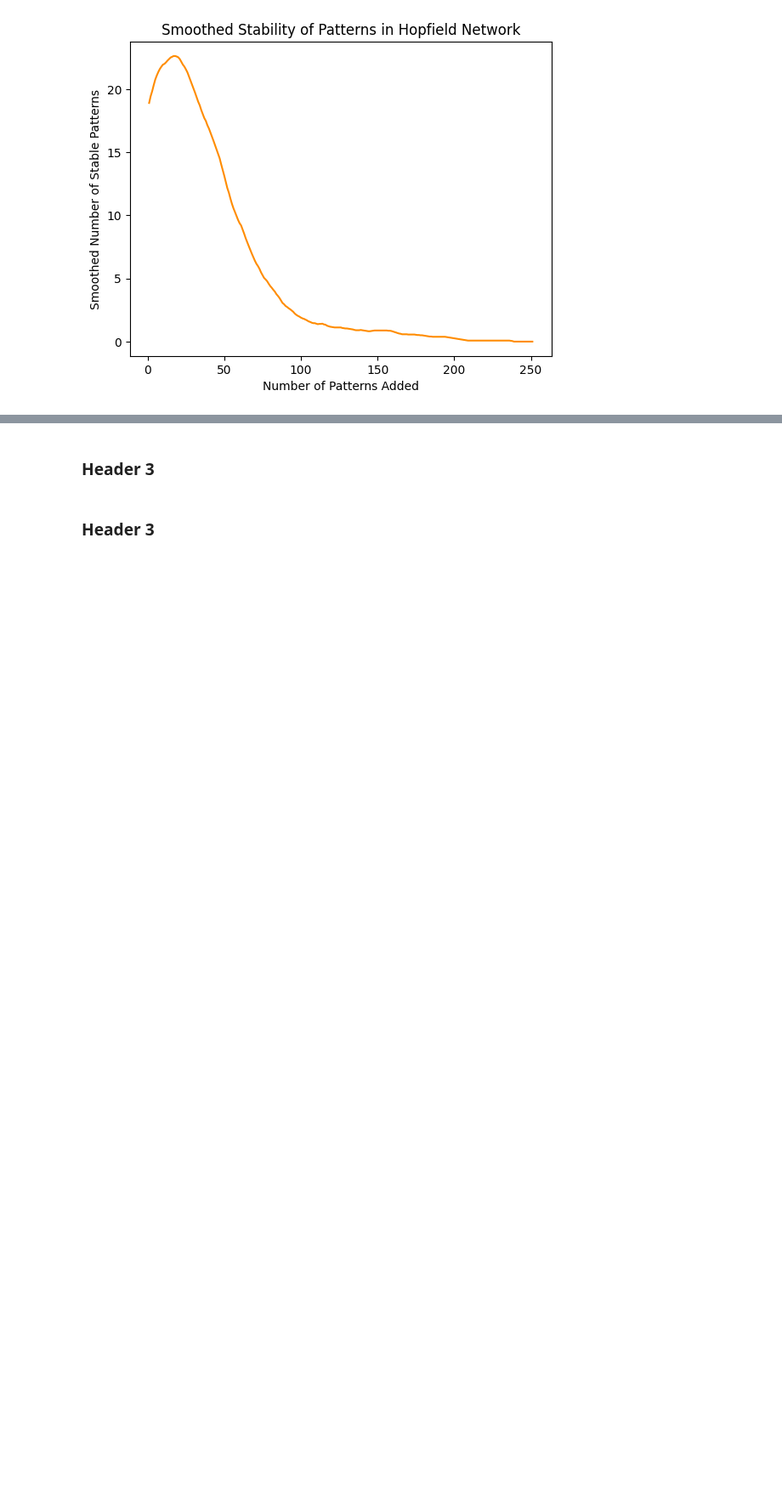
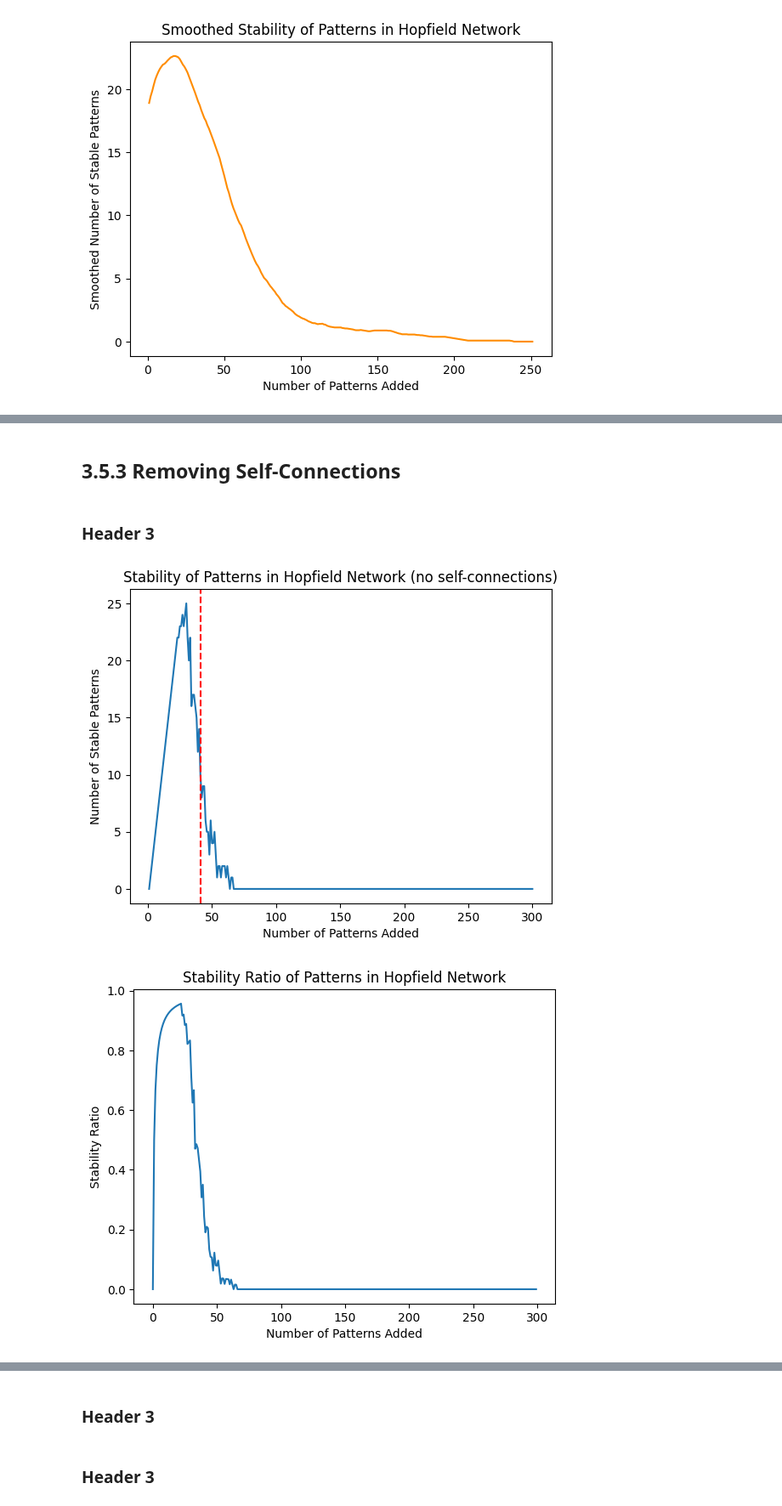
Before and after one commit to nathanansel28/DD2437, a Jupyter notebook: lab3/split3.ipynb, the cells around one changed output, grey strips where cells are left out. Shown at 85% size. Saved outputs shown, nothing was run; the diff lists cells and outputs as text; code cells hidden in the pictures; blank space fills up the shorter version.

```diff
--- a/lab3/split3.ipynb
+++ b/lab3/split3.ipynb
@@ -151,0 +184,56 @@ plt.show()
+# %% [markdown]
+## 3.5.3 Removing Self-Connections
+# %% [markdown]
+### Header 3
+# %%
+num_patterns=300
+network_size=300
+random_patterns = generate_random_patterns(num_patterns=num_patterns, pattern_size=network_size)
+# hn = HopfieldNetwork(n_nodes=num_patterns, remove_self_connections=True)
+# stable_counts = hn.fit_incremental(random_patterns)
+
+# plt.scatter(range(1, num_patterns + 1), stable_counts, s=10, alpha=0.7, c='dodgerblue')
+# plt.axvline(x=0.138*network_size, color='red', linestyle='--', label=f'Capacity = {capacity}')
+
+# plt.xlabel("Number of Patterns Added")
+# plt.ylabel("Number of Stable Patterns")
+# plt.title("Stability of Patterns in Hopfield Network (no self-connections)")
+
+# plt.show()
+
+correct_preds = []
+for i in range(num_patterns):
+    _patterns = random_patterns[:i]
+    hn = HopfieldNetwork(n_nodes=network_size, remove_self_connections=True)
+    hn.fit(patterns=_patterns)
+    preds = hn.recall(_patterns)
+    correct_preds.append(
+        sum(
+            hn.evaluate(patterns_pred=preds, patterns=_patterns)
+        )
+    )
+
+# plt.scatter(range(1, num_patterns+1), correct_preds, s=10, alpha=0.7, c='dodgerblue')
+plt.plot(range(1, num_patterns+1), correct_preds)
+plt.axvline(x=0.138*network_size, color='red', linestyle='--', label=f'Capacity = {capacity}')
+plt.xlabel("Number of Patterns Added")
+plt.ylabel("Number of Stable Patterns")
+plt.title("Stability of Patterns in Hopfield Network (no self-connections)")
+plt.show()
+
+def divide_lists_elementwise(list1, list2):
+    result = [a / b for a, b in zip(list1, list2)]
+    return result
+
+ratio = divide_lists_elementwise(correct_preds, range(1, num_patterns + 1))
+
+plt.plot(ratio)
+
+plt.xlabel("Number of Patterns Added")
+plt.ylabel("Stability Ratio")
+plt.title("Stability Ratio of Patterns in Hopfield Network")
+
+plt.show()
+# %% [output]
+[figure, added]
+[figure, added]
```
Also changed, not shown: parts of 8 cells of this notebook, 2 other files.
